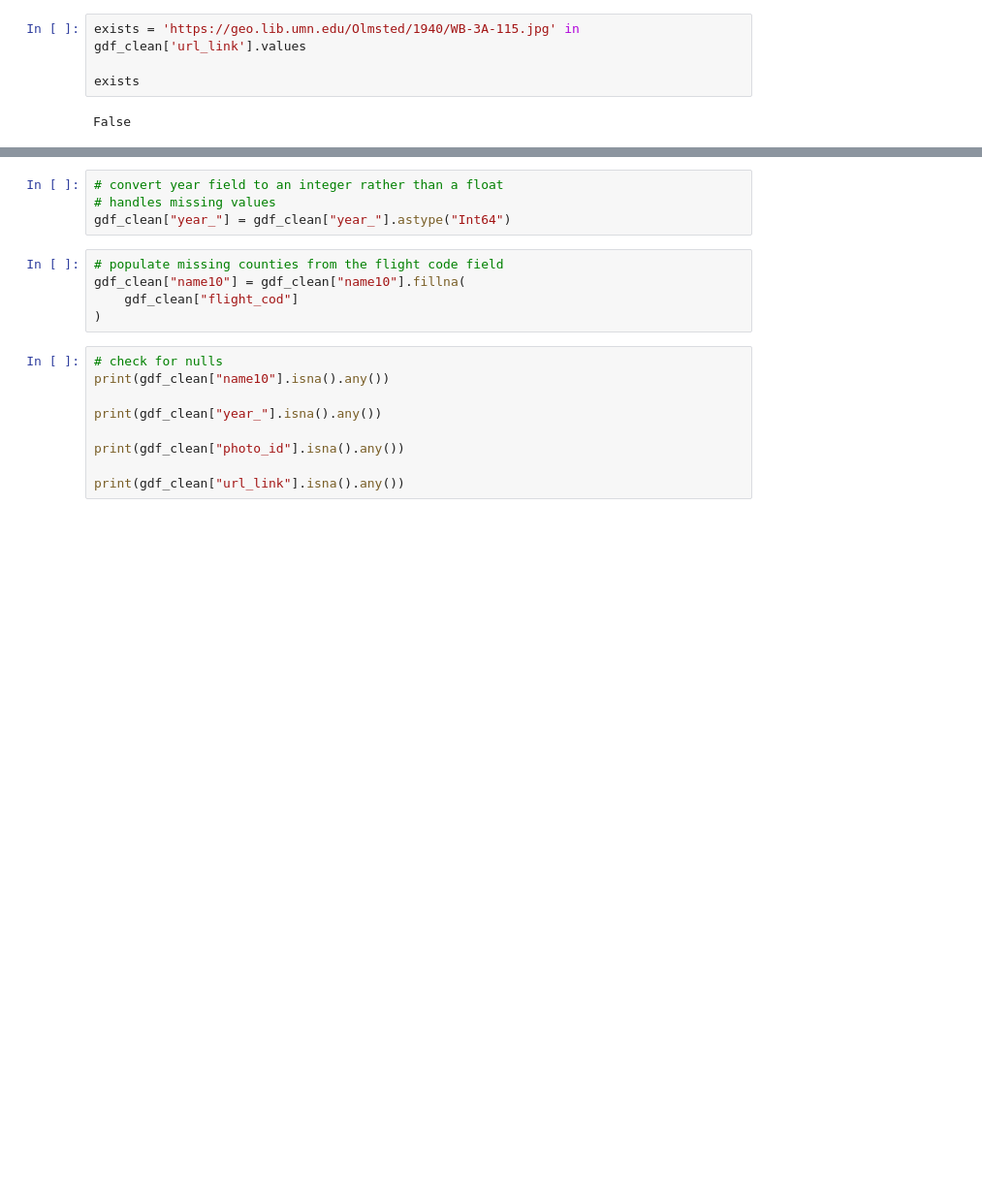
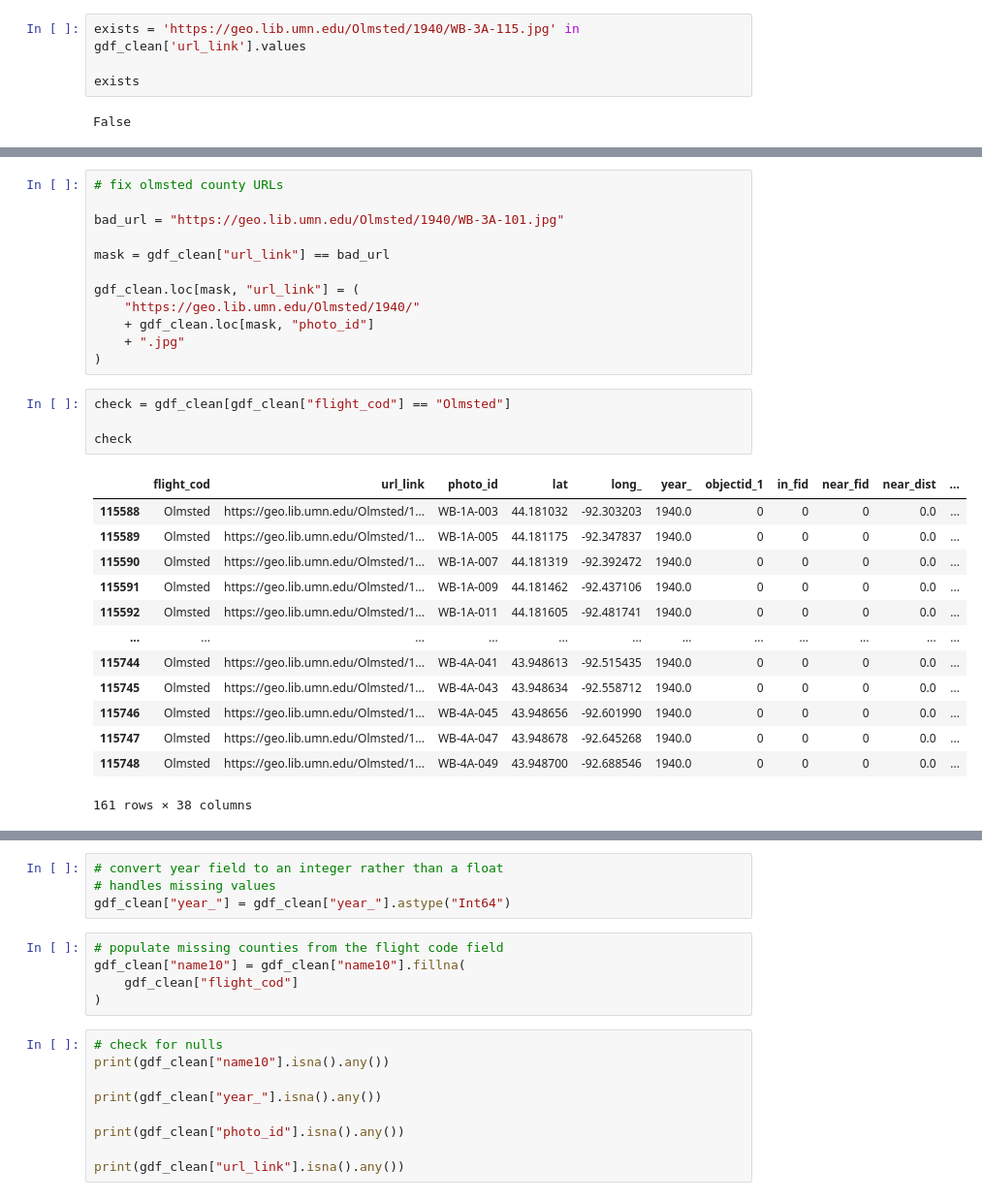
Before and after one commit to cleorose/batch_georef, a Jupyter notebook: 01_index_table_prep.ipynb, the cells around one changed output, grey strips where cells are left out. Shown at 97% size. Cells and saved outputs as stored; diff of their text form; blank space fills up the shorter version.

```diff
--- a/01_index_table_prep.ipynb
+++ b/01_index_table_prep.ipynb
@@ -94,4 +129,34 @@ fake_duplicates
 | 115728 | Olmsted | https://geo.lib.umn.edu/Olmsted/1... | WB-3A-125 | 43.863437 | -92.584349 | 1940.0 | 0 | 0 | 0 | 0.0 | ... |
 | 115729 | Olmsted | https://geo.lib.umn.edu/Olmsted/1... | WB-3A-127 | 43.863716 | -92.626449 | 1940.0 | 0 | 0 | 0 | 0.0 | ... |
 | 115730 | Olmsted | https://geo.lib.umn.edu/Olmsted/1... | WB-3A-129 | 43.863994 | -92.668549 | 1940.0 | 0 | 0 | 0 | 0.0 | ... |
+# %%
+# fix olmsted county URLs
+
+bad_url = "https://geo.lib.umn.edu/Olmsted/1940/WB-3A-101.jpg"
+
+mask = gdf_clean["url_link"] == bad_url
+
+gdf_clean.loc[mask, "url_link"] = (
+    "https://geo.lib.umn.edu/Olmsted/1940/"
+    + gdf_clean.loc[mask, "photo_id"]
+    + ".jpg"
+)
+# %%
+check = gdf_clean[gdf_clean["flight_cod"] == "Olmsted"]
+
+check
+# %% [output]
+|  | flight_cod | url_link | photo_id | lat | long_ | year_ | objectid_1 | in_fid | near_fid | near_dist | ... |
+| 115588 | Olmsted | https://geo.lib.umn.edu/Olmsted/1... | WB-1A-003 | 44.181032 | -92.303203 | 1940.0 | 0 | 0 | 0 | 0.0 | ... |
+| 115589 | Olmsted | https://geo.lib.umn.edu/Olmsted/1... | WB-1A-005 | 44.181175 | -92.347837 | 1940.0 | 0 | 0 | 0 | 0.0 | ... |
+| 115590 | Olmsted | https://geo.lib.umn.edu/Olmsted/1... | WB-1A-007 | 44.181319 | -92.392472 | 1940.0 | 0 | 0 | 0 | 0.0 | ... |
+| 115591 | Olmsted | https://geo.lib.umn.edu/Olmsted/1... | WB-1A-009 | 44.181462 | -92.437106 | 1940.0 | 0 | 0 | 0 | 0.0 | ... |
+| 115592 | Olmsted | https://geo.lib.umn.edu/Olmsted/1... | WB-1A-011 | 44.181605 | -92.481741 | 1940.0 | 0 | 0 | 0 | 0.0 | ... |
+| ... | ... | ... | ... | ... | ... | ... | ... | ... | ... | ... | ... |
+| 115744 | Olmsted | https://geo.lib.umn.edu/Olmsted/1... | WB-4A-041 | 43.948613 | -92.515435 | 1940.0 | 0 | 0 | 0 | 0.0 | ... |
+| 115745 | Olmsted | https://geo.lib.umn.edu/Olmsted/1... | WB-4A-043 | 43.948634 | -92.558712 | 1940.0 | 0 | 0 | 0 | 0.0 | ... |
+| 115746 | Olmsted | https://geo.lib.umn.edu/Olmsted/1... | WB-4A-045 | 43.948656 | -92.601990 | 1940.0 | 0 | 0 | 0 | 0.0 | ... |
+| 115747 | Olmsted | https://geo.lib.umn.edu/Olmsted/1... | WB-4A-047 | 43.948678 | -92.645268 | 1940.0 | 0 | 0 | 0 | 0.0 | ... |
+| 115748 | Olmsted | https://geo.lib.umn.edu/Olmsted/1... | WB-4A-049 | 43.948700 | -92.688546 | 1940.0 | 0 | 0 | 0 | 0.0 | ... |
+161 rows × 38 columns
 # %%
```
Also changed, not shown: parts of 11 cells of this notebook.
